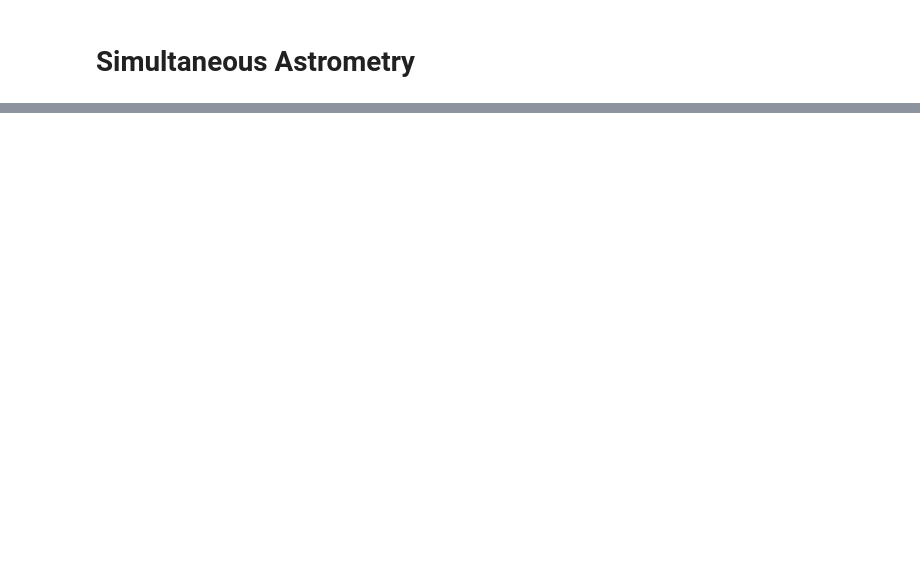
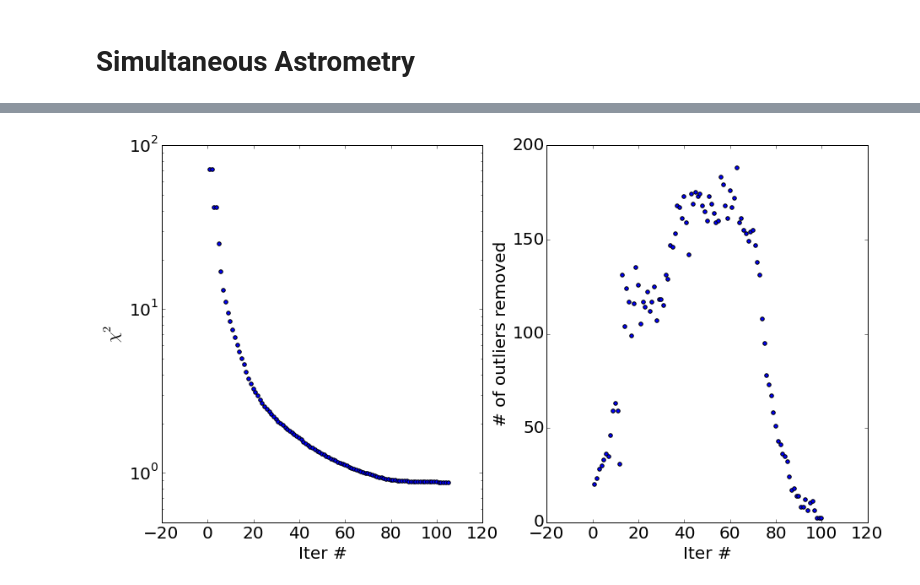
Before and after one commit to lsst/jointcal, a Jupyter notebook: notebooks/Astrometry.ipynb, the cells around one changed output, grey strips where cells are left out. Drawn from its saved outputs; the diff is of its cells as text; code cells hidden in the pictures; blank space fills up the shorter version.

```diff
--- a/notebooks/Astrometry.ipynb
+++ b/notebooks/Astrometry.ipynb
@@ -135,0 +154,34 @@ fig.tight_layout()
+# %%
+fname = "../simAstrom_error_000_iter_100.log"
+
+with open(fname) as f:
+    content = f.readlines()
+
+chi2 = []
+outliers = []
+for line in content :
+    if "Chi2/ndof" in line :
+        s = line.split("=")
+        chi2.append(float(s[1].rstrip()))
+    if "removed" in line :
+        s = line.split(" ")
+        outliers.append(float(s[7]))
+
+del chi2[0]
+x1 = numpy.linspace(1, len(chi2), num=len(chi2))
+x2 = numpy.linspace(1, len(outliers), num=len(outliers))
+
+fig, (ax0, ax1) = plt.subplots(ncols=2, figsize=(15, 8))
+ax0.set_yscale("log")
+ax0.set_ylim([0.5,100])
+ax0.scatter(x1, numpy.asarray(chi2))
+ax0.set_xlabel("Iter #", fontsize=20)
+ax0.set_ylabel("$\chi ^2$", fontsize=20)
+ax0.tick_params(labelsize=20)
+ax1.set_ylim([0., 200.])
+ax1.scatter(x2.tolist(), outliers)
+ax1.set_xlabel("Iter #", fontsize=20)
+ax1.set_ylabel("# of outliers removed", fontsize=20)
+ax1.tick_params(labelsize=20)
+# %% [output]
+[figure, added]
```
Also changed, not shown: parts of 7 cells of this notebook, 4 other files.
